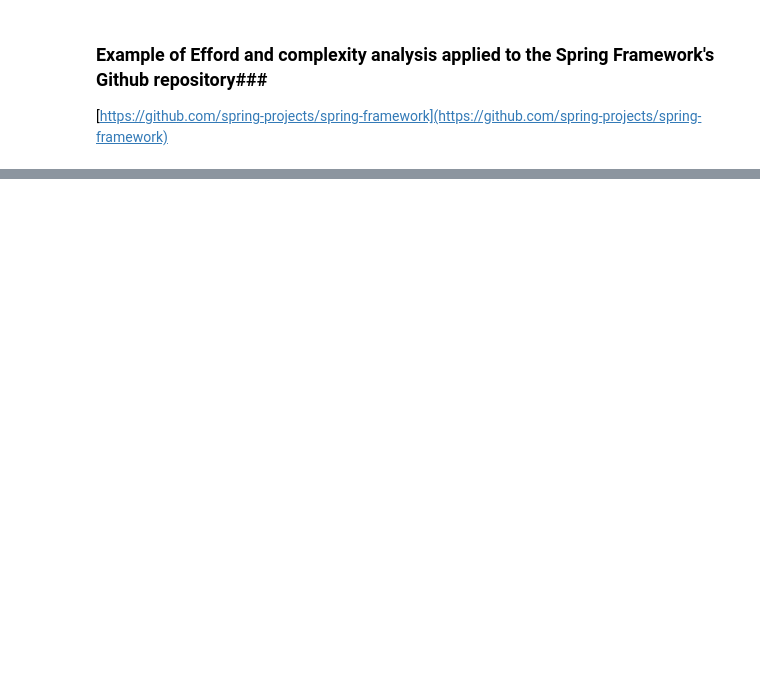
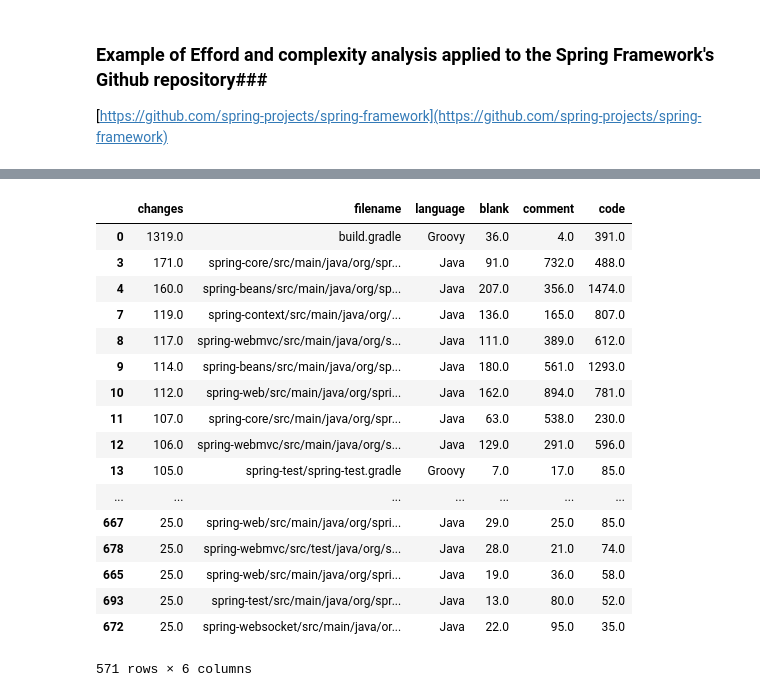
Before and after one commit to cdelmonte-zg/code-quality, a Jupyter notebook: effort-and-complexity.ipynb, the cells around one changed output, grey strips where cells are left out. Drawn from its saved outputs; the diff is of its cells as text; code cells hidden in the pictures; blank space fills up the shorter version.

```diff
--- a/effort-and-complexity.ipynb
+++ b/effort-and-complexity.ipynb
@@ -38,0 +41,2 @@ top.plot.pie();
+# %%
+cloc_log = pd.read_csv('https://www.cdelmonte.de/wp-content/uploads/2019/11/cloc_example.csv')
@@ -38,0 +57,4 @@ top.plot.pie();
+# %%
+cloc_log = cloc_log.drop(cloc_log.columns.values[5], axis=1)
+# %%
+cloc_log['filename'] = cloc_log['filename'].str.replace("./", "", regex=False)
@@ -38,0 +112,23 @@ top.plot.pie();
+# %%
+df_outer = pd.merge(git_log, cloc_log, on='filename', how='outer')
+# %%
+df_outer.sort_values(by = ['changes','code', 'comment'], ascending = [False, False, False]).dropna()
+# %% [output]
+|  | changes | filename | language | blank | comment | code |
+| 0 | 1319.0 | build.gradle | Groovy | 36.0 | 4.0 | 391.0 |
+| 3 | 171.0 | spring-core/src/main/java/org/spr... | Java | 91.0 | 732.0 | 488.0 |
+| 4 | 160.0 | spring-beans/src/main/java/org/sp... | Java | 207.0 | 356.0 | 1474.0 |
+| 7 | 119.0 | spring-context/src/main/java/org/... | Java | 136.0 | 165.0 | 807.0 |
+| 8 | 117.0 | spring-webmvc/src/main/java/org/s... | Java | 111.0 | 389.0 | 612.0 |
+| 9 | 114.0 | spring-beans/src/main/java/org/sp... | Java | 180.0 | 561.0 | 1293.0 |
+| 10 | 112.0 | spring-web/src/main/java/org/spri... | Java | 162.0 | 894.0 | 781.0 |
+| 11 | 107.0 | spring-core/src/main/java/org/spr... | Java | 63.0 | 538.0 | 230.0 |
+| 12 | 106.0 | spring-webmvc/src/main/java/org/s... | Java | 129.0 | 291.0 | 596.0 |
+| 13 | 105.0 | spring-test/spring-test.gradle | Groovy | 7.0 | 17.0 | 85.0 |
+| ... | ... | ... | ... | ... | ... | ... |
+| 667 | 25.0 | spring-web/src/main/java/org/spri... | Java | 29.0 | 25.0 | 85.0 |
+| 678 | 25.0 | spring-webmvc/src/test/java/org/s... | Java | 28.0 | 21.0 | 74.0 |
+| 665 | 25.0 | spring-web/src/main/java/org/spri... | Java | 19.0 | 36.0 | 58.0 |
+| 693 | 25.0 | spring-test/src/main/java/org/spr... | Java | 13.0 | 80.0 | 52.0 |
+| 672 | 25.0 | spring-websocket/src/main/java/or... | Java | 22.0 | 95.0 | 35.0 |
+571 rows × 6 columns
```
Also changed, not shown: parts of 12 cells of this notebook.
